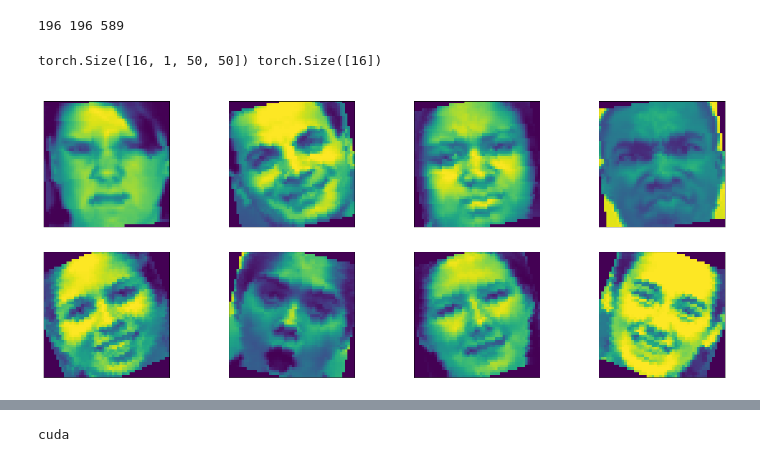
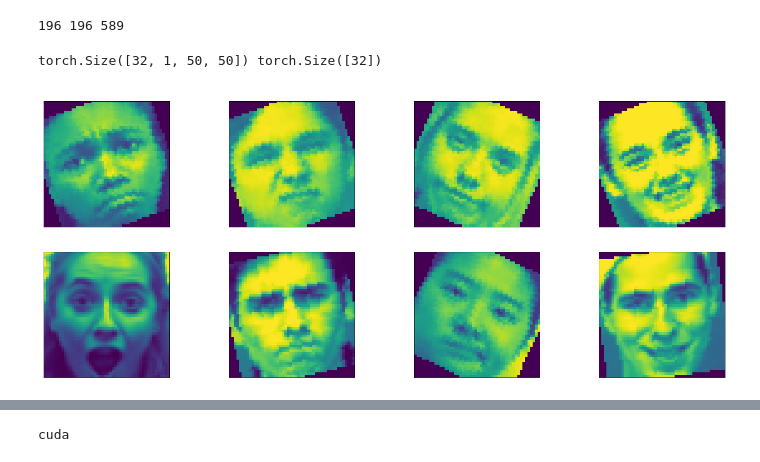
Before and after one commit to dmswl0707/LightWeightedNetwork_for_FaceExpressionRecognition, a Jupyter notebook: ckplus_train_test_val.ipynb, the cells around one changed output, grey strips where cells are left out. Cells and saved outputs as stored; diff of their text form; code cells hidden in the pictures.

```diff
--- a/ckplus_train_test_val.ipynb
+++ b/ckplus_train_test_val.ipynb
@@ -84,38 +84,40 @@ val_sampler = SubsetRandomSampler(val_idx)
 
 dataset_sizes = {
     'train' : len(train_idx),
     'test' : len(test_idx),
     'val' : len(val_idx)
 }
 
+batch_size = 32
+
 loaders = {
-    'train': torch.utils.data.DataLoader(dataset, batch_size=16, sampler=train_sampler),
-    'test': torch.utils.data.DataLoader(dataset, batch_size=16, sampler=test_sampler),
-    'val': torch.utils.data.DataLoader(dataset, batch_size=16, sampler=val_sampler),
+    'train': torch.utils.data.DataLoader(dataset, batch_size = batch_size, sampler=train_sampler),
+    'test': torch.utils.data.DataLoader(dataset, batch_size = batch_size, sampler=test_sampler),
+    'val': torch.utils.data.DataLoader(dataset, batch_size = batch_size, sampler=val_sampler),
 }
 
 
 
 def imshow(img):
     img = (img+1)/2
     img = img.squeeze()
     np_img = np.asarray(img)
     plt.imshow(np_img)
 
 
 dataiter = iter(loaders['train'])
 images, labels = dataiter.next()
 print(images.shape,labels.shape)
 images = images.numpy()
 fig = plt.figure(figsize=(25, 10))
 
 for idx in np.arange(8):
     ax = fig.add_subplot(2, 4, idx+1, xticks=[], yticks=[])
     imshow(images[idx])
     ax.set_title(categories[int(labels[idx])],fontsize=20,color='white')
 # %% [output]
-torch.Size([16, 1, 50, 50]) torch.Size([16])
+torch.Size([32, 1, 50, 50]) torch.Size([32])
-[figure, old version]
+[figure, new version]
 # %%
 import torch.nn as nn
 import torch
```
Also changed, not shown: parts of 9 cells of this notebook.
